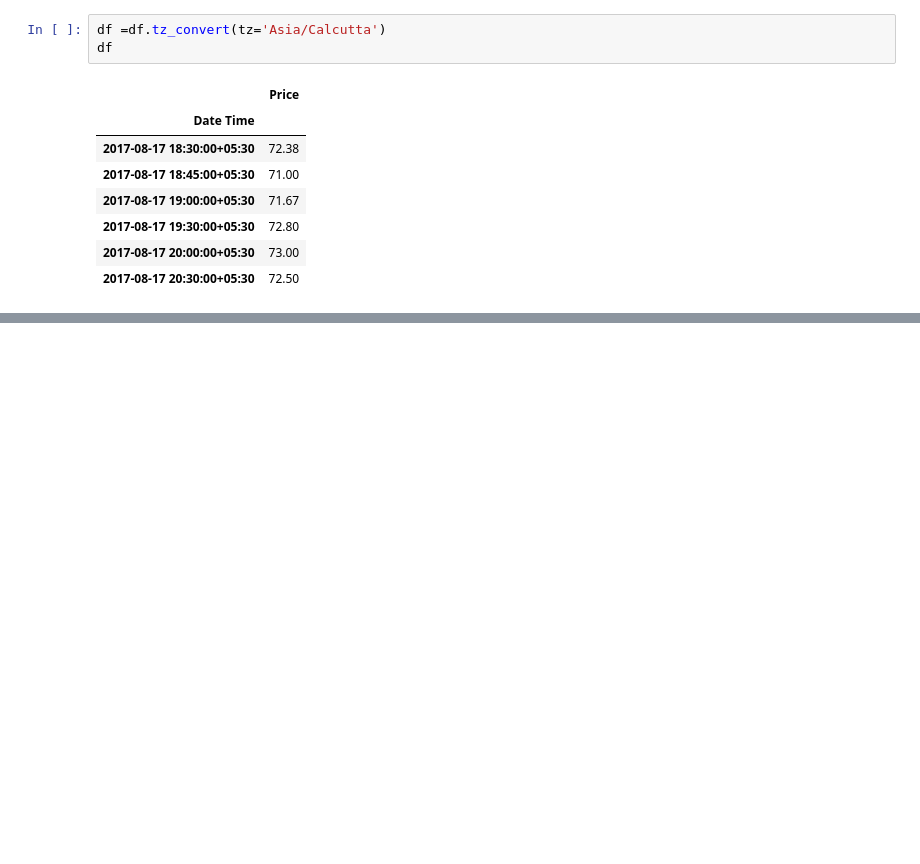
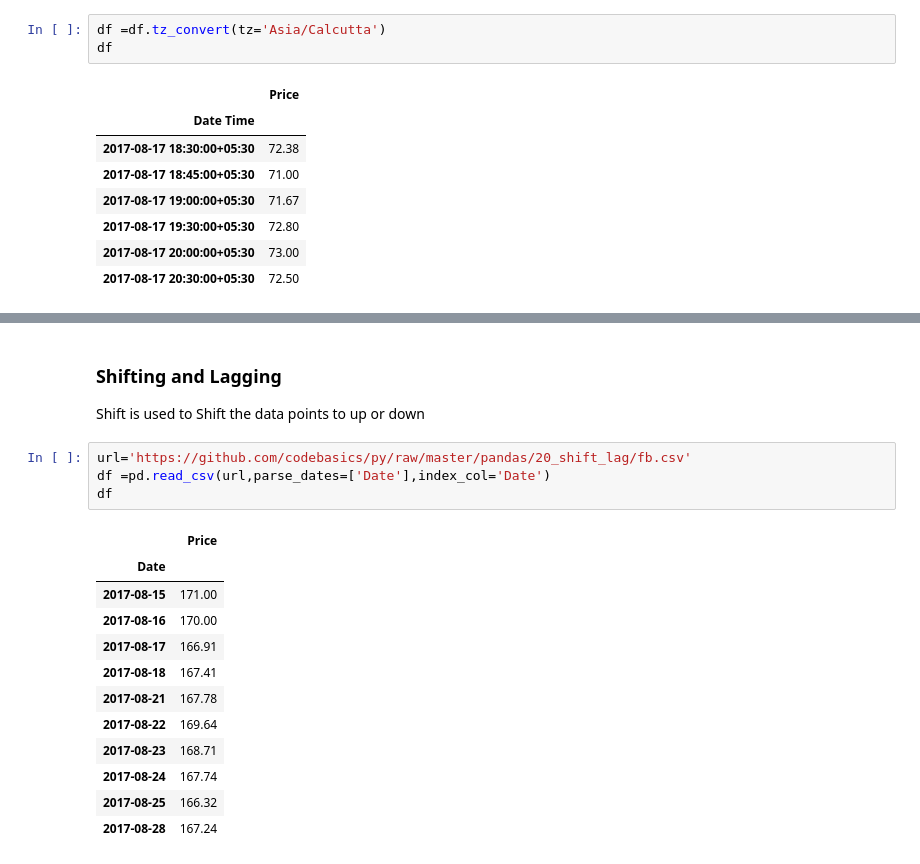
Before and after one commit to enam007/Pandas, a Jupyter notebook: time_series_analysis_using_pandas.ipynb, the cells around one changed output, grey strips where cells are left out. Cells and saved outputs as stored; diff of their text form; blank space fills up the shorter version.

```diff
--- a/time_series_analysis_using_pandas.ipynb
+++ b/time_series_analysis_using_pandas.ipynb
@@ -766,0 +780,21 @@ df
+# %% [markdown]
+### Shifting and Lagging
+
+Shift is used to Shift the data points to up or down
+# %%
+url='https://github.com/codebasics/py/raw/master/pandas/20_shift_lag/fb.csv'
+df =pd.read_csv(url,parse_dates=['Date'],index_col='Date')
+df
+# %% [output]
+|  | Price |
+| Date |  |
+| 2017-08-15 | 171.00 |
+| 2017-08-16 | 170.00 |
+| 2017-08-17 | 166.91 |
+| 2017-08-18 | 167.41 |
+| 2017-08-21 | 167.78 |
+| 2017-08-22 | 169.64 |
+| 2017-08-23 | 168.71 |
+| 2017-08-24 | 167.74 |
+| 2017-08-25 | 166.32 |
+| 2017-08-28 | 167.24 |
```
Also changed, not shown: parts of 16 cells of this notebook.
